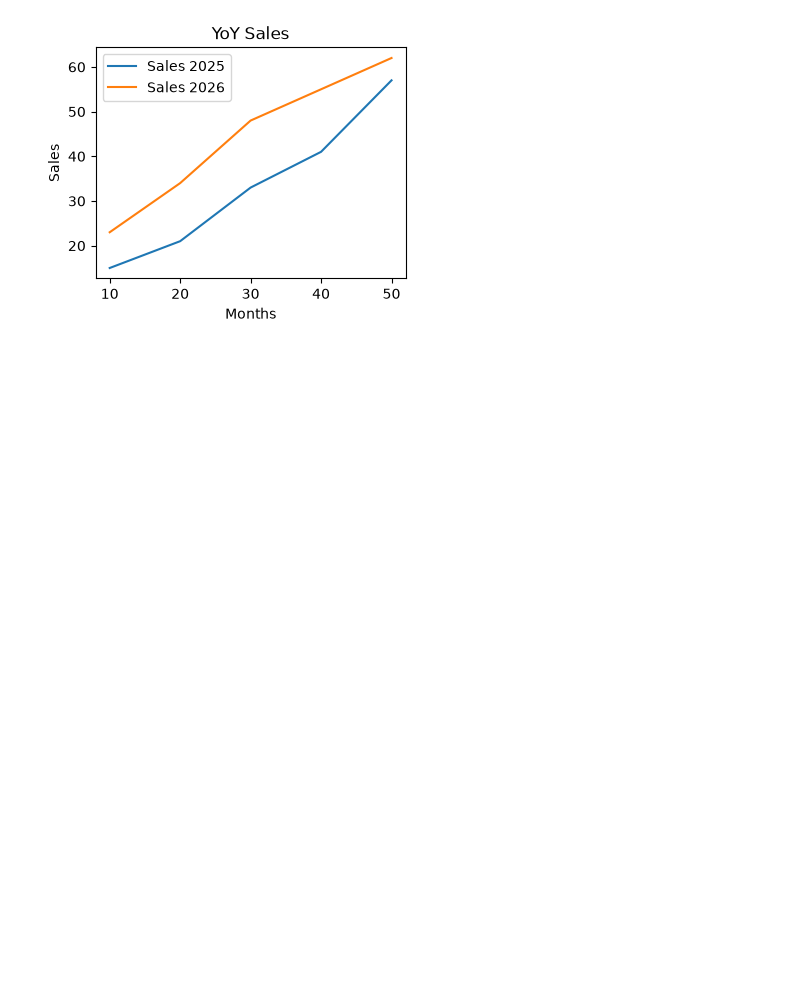
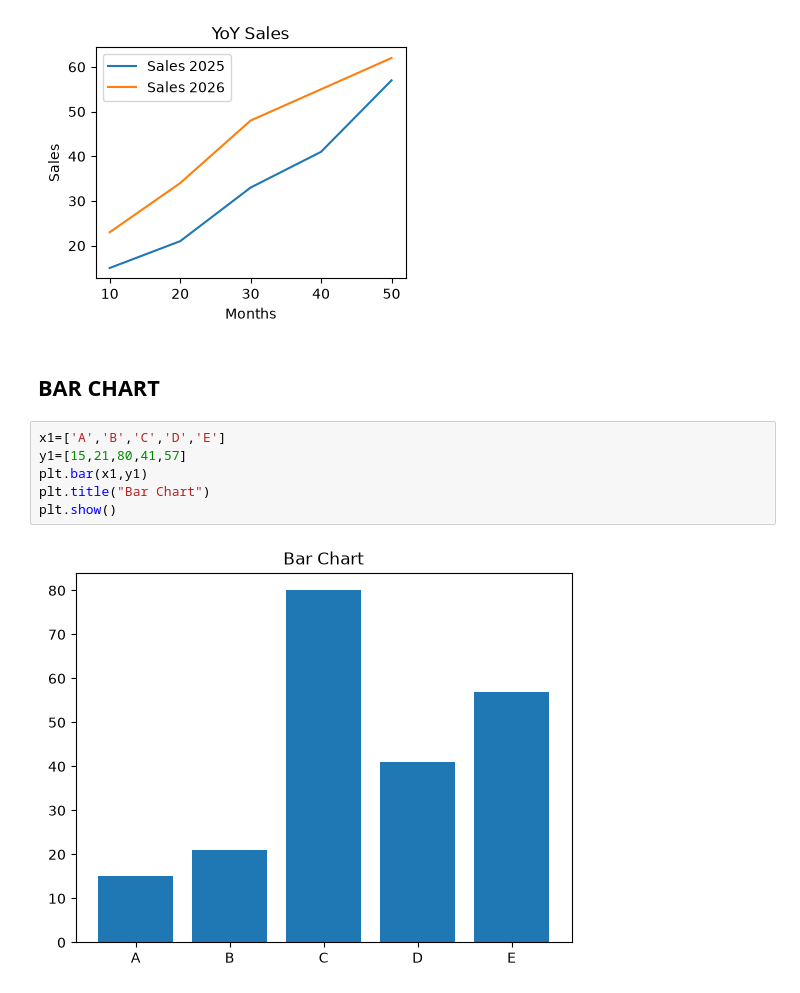
Before and after one commit to suran-02/Python, a Jupyter notebook: matplotlib/day1.ipynb, the cells around one changed output. Cells and saved outputs as stored; diff of their text form; blank space fills up the shorter version.

```diff
--- a/matplotlib/day1.ipynb
+++ b/matplotlib/day1.ipynb
@@ -43,3 +43,13 @@ plt.legend()
 plt.show()
 # %% [output]
 [figure]
+# %% [markdown]
+## BAR CHART
+# %%
+x1=['A','B','C','D','E']
+y1=[15,21,80,41,57]
+plt.bar(x1,y1)
+plt.title("Bar Chart")
+plt.show()
+# %% [output]
+[figure, added]
```
Also changed, not shown: parts of 5 cells of this notebook.
